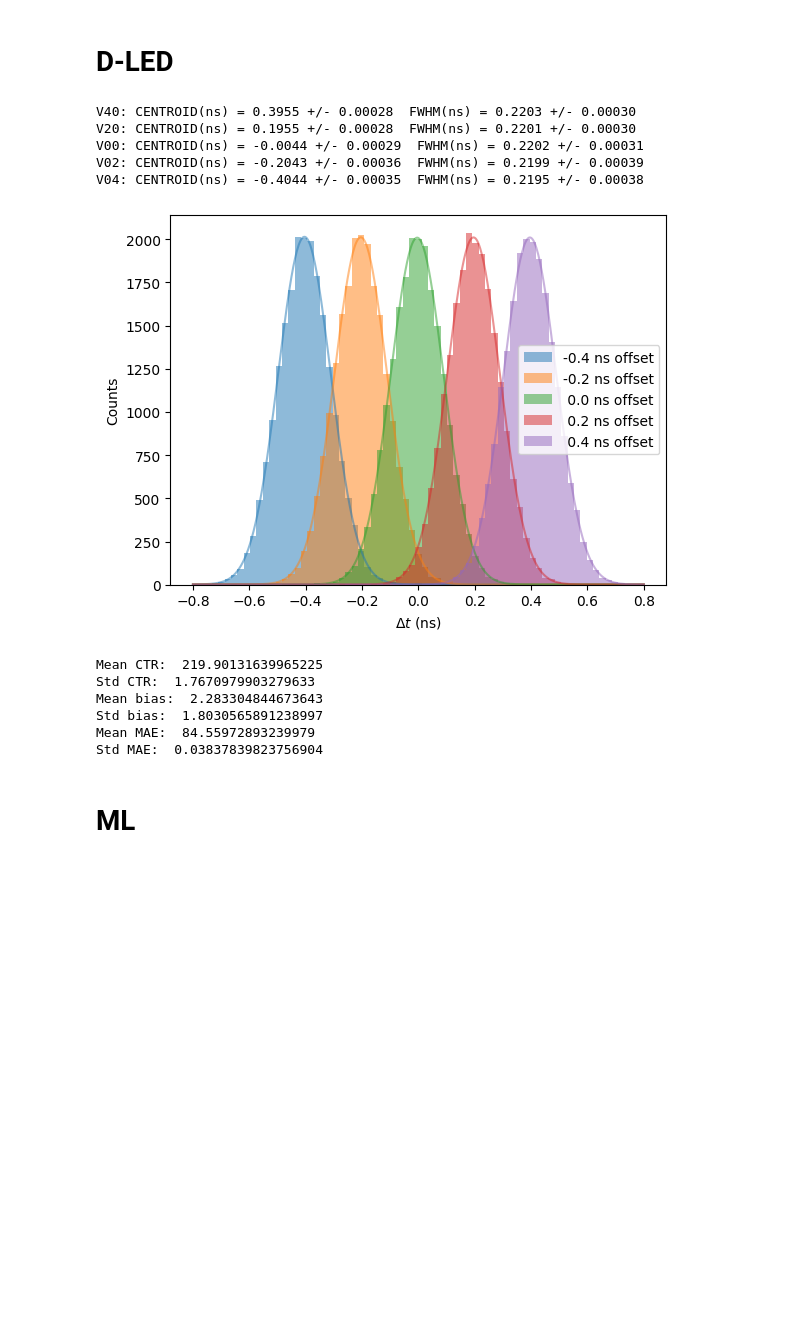
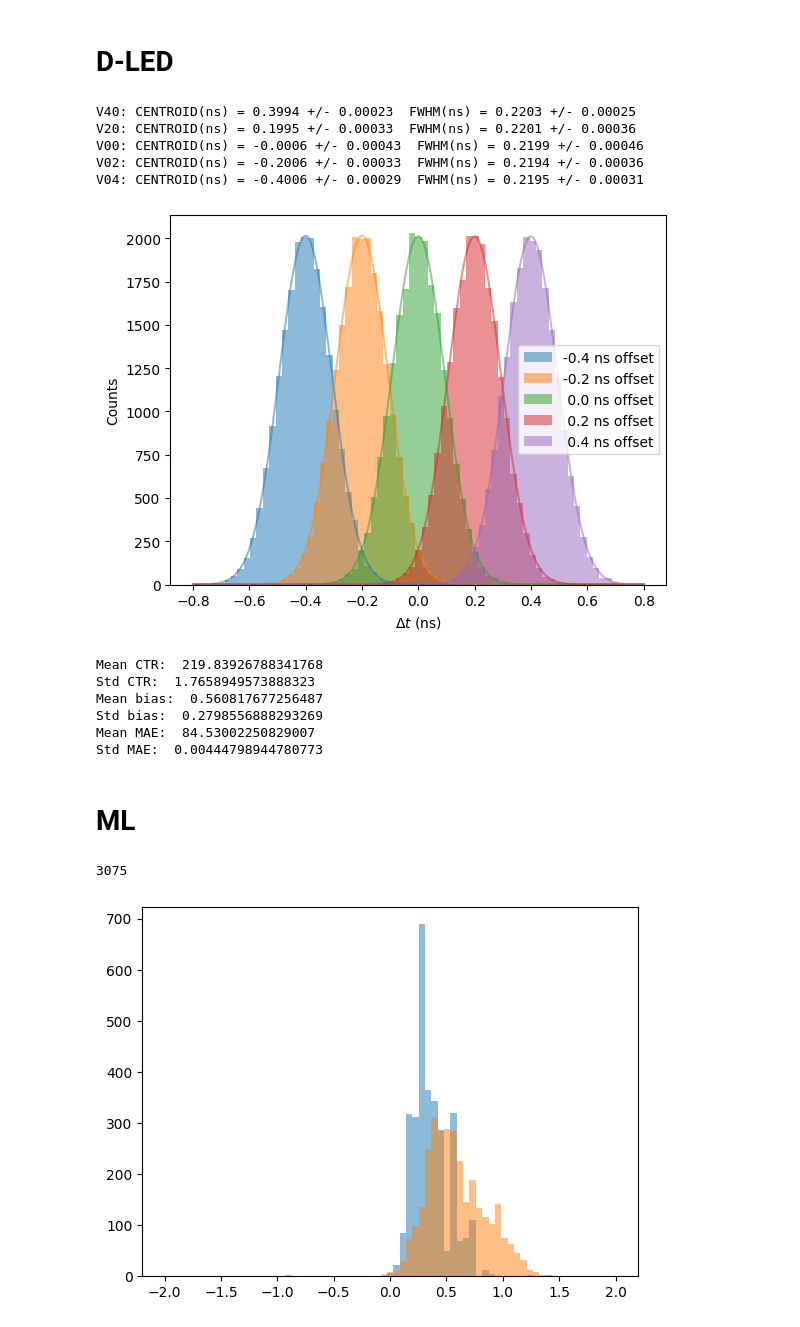
Before and after one commit to wjosefw/MLTiming, a Jupyter notebook: Traditional_methods.ipynb, the cells around one changed output. Cells and saved outputs as stored; diff of their text form; code cells hidden in the pictures; blank space fills up the shorter version.

```diff
--- a/Traditional_methods.ipynb
+++ b/Traditional_methods.ipynb
@@ -352,7 +350,7 @@ TOF_DLED_V04 = timestamps_DLED_dec0_DATA_04 - timestamps_DLED_dec1_DATA_04
 TOF_DLED_V40 = timestamps_DLED_dec0_DATA_40 - timestamps_DLED_dec1_DATA_40
 # %%
 #------------------------------------------- Histogram and gaussian fit -----------------------------------------------
-centroid_V00, sigmaN_V00 = calculate_gaussian_center_sigma(TOF_DLED_V00[None,:], np.zeros((TOF_DLED_V00.shape[0])), nbins = nbins)
+centroid_V00 = calculate_gaussian_center(TOF_DLED_V00[None,:], nbins = nbins, limits = 3)
 
 plot_gaussian(TOF_DLED_V04, centroid_V00, range = 0.8, label = '-0.4 ns offset', nbins = nbins)
 plot_gaussian(TOF_DLED_V02, centroid_V00, range = 0.8, label = '-0.2 ns offset', nbins = nbins)
@@ -380,12 +378,12 @@ plt.xlabel('$\Delta t$ (ns)')
 plt.ylabel('Counts')
 plt.show()
 # %% [output]
-V40: CENTROID(ns) = 0.3955 +/- 0.00028  FWHM(ns) = 0.2203 +/- 0.00030
-V20: CENTROID(ns) = 0.1955 +/- 0.00028  FWHM(ns) = 0.2201 +/- 0.00030
-V00: CENTROID(ns) = -0.0044 +/- 0.00029  FWHM(ns) = 0.2202 +/- 0.00031
-V02: CENTROID(ns) = -0.2043 +/- 0.00036  FWHM(ns) = 0.2199 +/- 0.00039
-V04: CENTROID(ns) = -0.4044 +/- 0.00035  FWHM(ns) = 0.2195 +/- 0.00038
+V40: CENTROID(ns) = 0.3994 +/- 0.00023  FWHM(ns) = 0.2203 +/- 0.00025
+V20: CENTROID(ns) = 0.1995 +/- 0.00033  FWHM(ns) = 0.2201 +/- 0.00036
+V00: CENTROID(ns) = -0.0006 +/- 0.00043  FWHM(ns) = 0.2199 +/- 0.00046
+V02: CENTROID(ns) = -0.2006 +/- 0.00033  FWHM(ns) = 0.2194 +/- 0.00036
+V04: CENTROID(ns) = -0.4006 +/- 0.00029  FWHM(ns) = 0.2195 +/- 0.00031
-[figure, old version]
+[figure, new version]
 # %%
 # -------------------------------------------------------------------------
 #--------------------------- BOOTSTRAPING ---------------------------------
@@ -397,7 +395,7 @@ MAE_list = []
 for i in range(1000):
     a = np.random.choice(np.arange(0, TOF_DLED_V00.shape[0]), size = TOF_DLED_V00.shape[0], replace = True)
 
-    centroid_V00, sigmaN_V00 = calculate_gaussian_center_sigma(TOF_DLED_V00[None,a], np.zeros((TOF_DLED_V00[a].shape[0])), nbins = nbins)
+    centroid_V00 = calculate_gaussian_center(TOF_DLED_V00[None,a], nbins = nbins, limits = 3)
     params_V04, errors_V04 = get_gaussian_params(TOF_DLED_V04[a], centroid_V00, range = 0.8, nbins = nbins)
     params_V02, errors_V02 = get_gaussian_params(TOF_DLED_V02[a], centroid_V00, range = 0.8, nbins = nbins)
     params_V00, errors_V00 = get_gaussian_params(TOF_DLED_V00[a], centroid_V00, range = 0.8, nbins = nbins)
@@ -427,11 +425,34 @@ print('Std bias: ', np.std(np.array(bias_list))*1000)
 print('Mean MAE: ', np.mean(np.array(MAE_list))*1000)
 print('Std MAE: ', np.std(np.array(MAE_list))*1000)
 # %% [output]
-Mean CTR:  219.90131639965225
-Std CTR:  1.7670979903279633
-Mean bias:  2.283304844673643
-Std bias:  1.8030565891238997
-Mean MAE:  84.55972893239979
-Std MAE:  0.03837839823756904
+Mean CTR:  219.83926788341768
+Std CTR:  1.7658949573888323
+Mean bias:  0.560817677256487
+Std bias:  0.2798556888293269
+Mean MAE:  84.53002250829007
+Std MAE:  0.00444798944780773
 # %% [markdown]
 # **ML**
+# %%
+dir = '/home/josea/DEEP_TIMING/DEEP_TIMING_VS/predictions'
+test_dec0 = np.load(os.path.join(dir, 'test_dec0_Na22_KAN.npz'))['data']
+test_dec1 = np.load(os.path.join(dir, 'test_dec1_Na22_KAN.npz'))['data']
+# %%
+# Calculate TOF
+TOF = test_dec0 - test_dec1
+
+size = int(test_dec0.shape[0]/5)
+TOF_V02 = TOF[:size]
+TOF_V00 = TOF[size : 2*size]
+TOF_V20 = TOF[2*size :3*size]
+TOF_V04 = TOF[3*size :4*size]
+TOF_V40 = TOF[4*size:]
+# %%
+len(timestamps_CFD_dec0_DATA_00)
+# %% [output]
+3075
+# %%
+plt.hist(test_dec0[:size], bins = nbins, alpha = 0.5, range = [-2, 2]);
+plt.hist(timestamps_CFD_dec0_DATA_00 - 14.5, bins = nbins, alpha = 0.5, range = [-2,2]);
+# %% [output]
+[figure, added]
```
Also changed, not shown: parts of 7 cells of this notebook, 11 other files.
